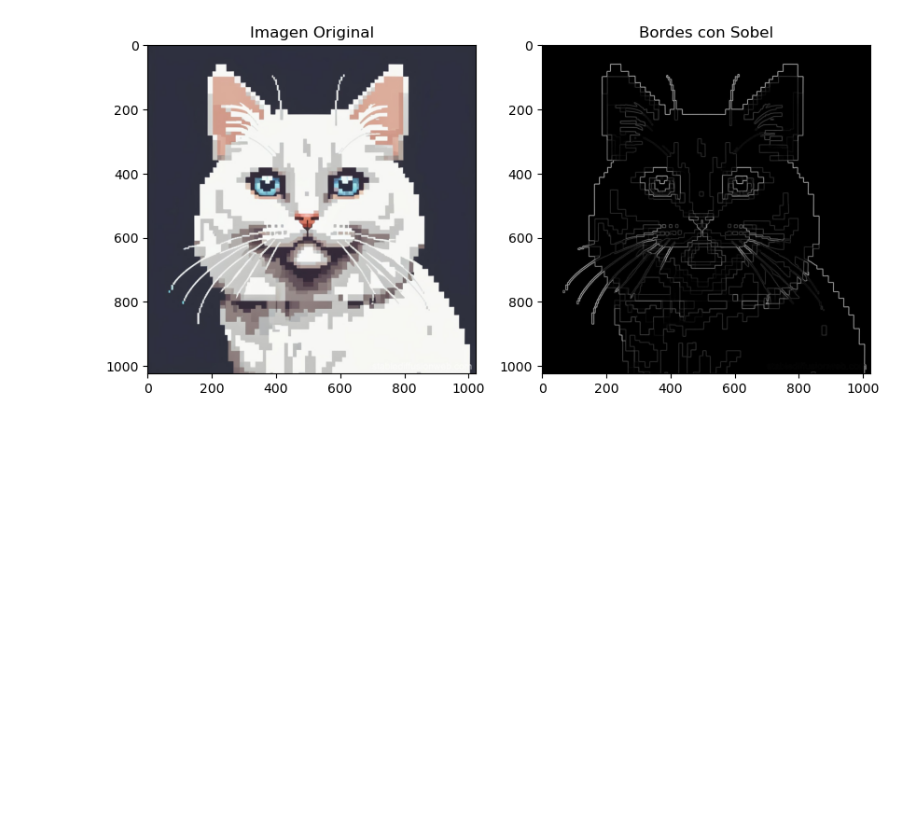
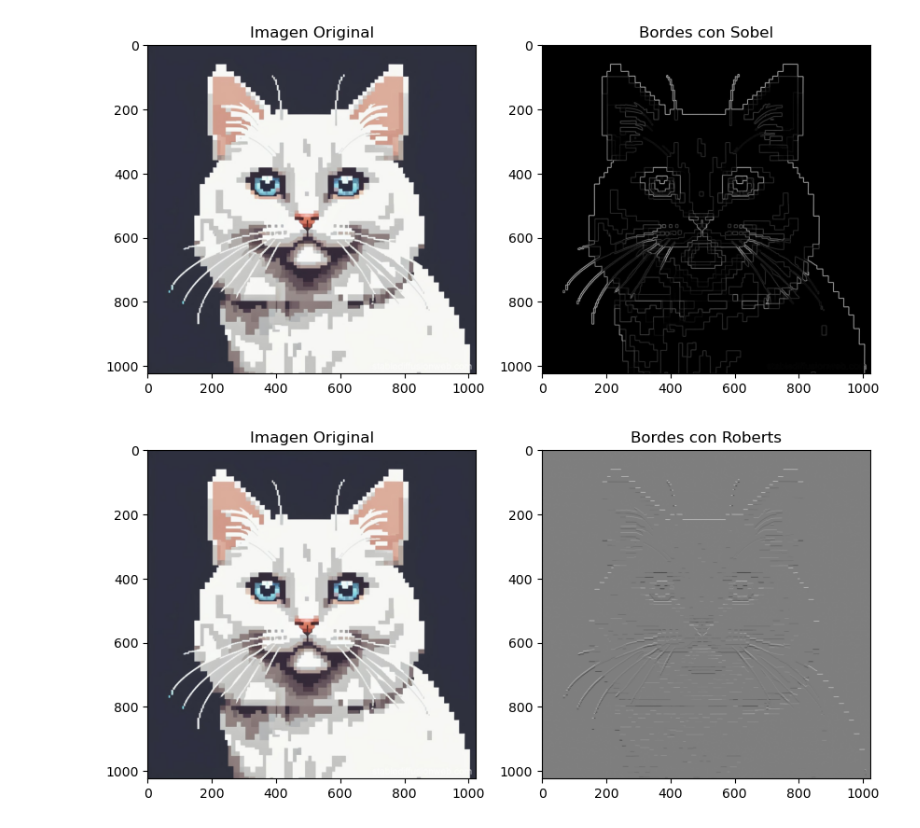
Before and after one commit to Chucharizard/procesamiento-digital-img, a Jupyter notebook: unidad4/clases/clase1.ipynb, the cells around one changed output. Drawn from its saved outputs; the diff is of its cells as text; code cells hidden in the pictures; blank space fills up the shorter version.

Commit message:
up robert filtro ga

```diff
--- a/unidad4/clases/clase1.ipynb
+++ b/unidad4/clases/clase1.ipynb
@@ -109,3 +109,34 @@ plt.title('Bordes con Sobel')
 plt.show()
 # %% [output]
 [figure]
+# %%
+import cv2
+import numpy as np
+import matplotlib.pyplot as plt
+
+def filtro_roberts(img):
+    img_gris = cv2.cvtColor(img, cv2.COLOR_BGR2GRAY)
+
+    robertx_x=np.array([[-1,0], [0,1]], dtype=np.float32)
+    roberty_y=np.array([[0,-1], [1,0]], dtype=np.float32)
+
+    r_x=cv2.filter2D(img_gris, cv2.CV_64F, robertx_x)
+    r_y=cv2.filter2D(img_gris, cv2.CV_64F, roberty_y)
+
+    roberts=cv2.addWeighted(r_x, 0.5, r_y, 0.5, 0)
+
+    return roberts
+
+#mostrar imagen
+img=cv2.imread('imagen1.jpg')
+roberts_result=filtro_roberts(img)
+plt.figure(figsize=(10,5))
+plt.subplot(1,2,1)
+plt.imshow(cv2.cvtColor(img,cv2.COLOR_BGR2RGB))
+plt.title('Imagen Original')
+plt.subplot(1,2,2)
+plt.imshow(roberts_result,cmap='gray')
+plt.title('Bordes con Roberts')
+plt.show()
+# %% [output]
+[figure, added]
```
Also changed, not shown: parts of 1 cell of this notebook.
